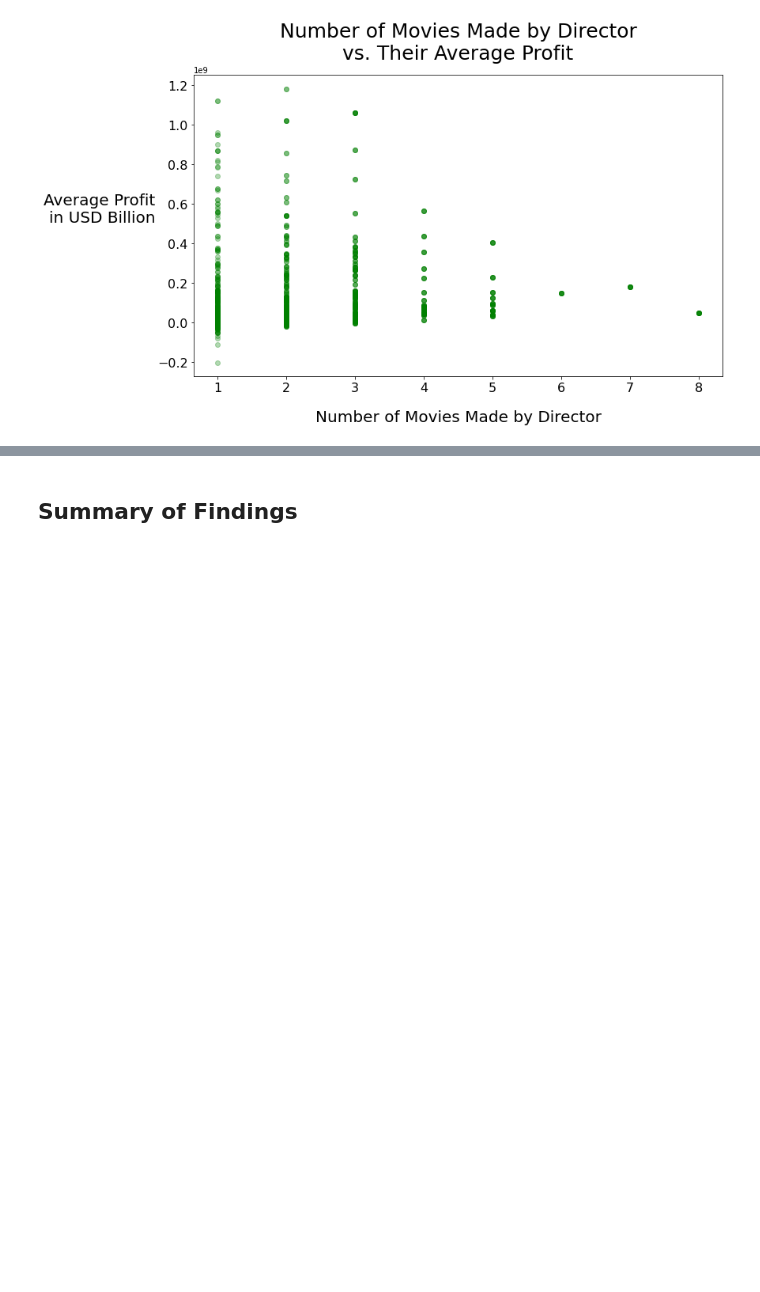
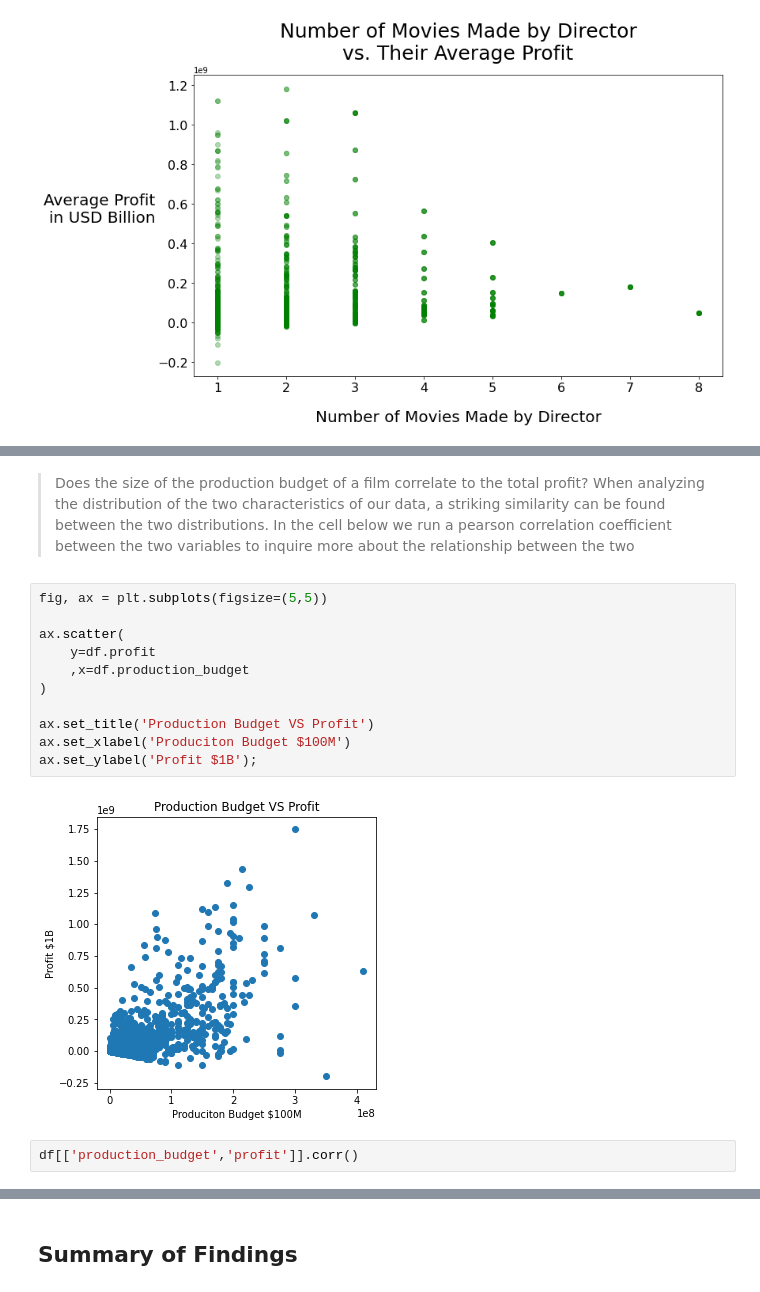
Before and after one commit to learn-co-curriculum/dsc-phase-1-project, a Jupyter notebook: project.ipynb, the cells around one changed output, grey strips where cells are left out. Cells and saved outputs as stored; diff of their text form; blank space fills up the shorter version.

```diff
--- a/project.ipynb
+++ b/project.ipynb
@@ -610,0 +622,17 @@ for label in (ax.get_xticklabels() + ax.get_yticklabels()):
+# %% [markdown]
+>Does the size of the production budget of a film correlate to the total profit? When analyzing the distribution of the two characteristics of our data, a striking similarity can be found between the two distributions. In the cell below we run a pearson correlation coefficient between the two variables to inquire more about the relationship between the two
+# %%
+fig, ax = plt.subplots(figsize=(5,5))
+
+ax.scatter(
+    y=df.profit
+    ,x=df.production_budget
+)
+
+ax.set_title('Production Budget VS Profit')
+ax.set_xlabel('Produciton Budget $100M')
+ax.set_ylabel('Profit $1B');
+# %% [output]
+[figure, added]
+# %%
+df[['production_budget','profit']].corr()
```
Also changed, not shown: parts of 11 cells of this notebook.
